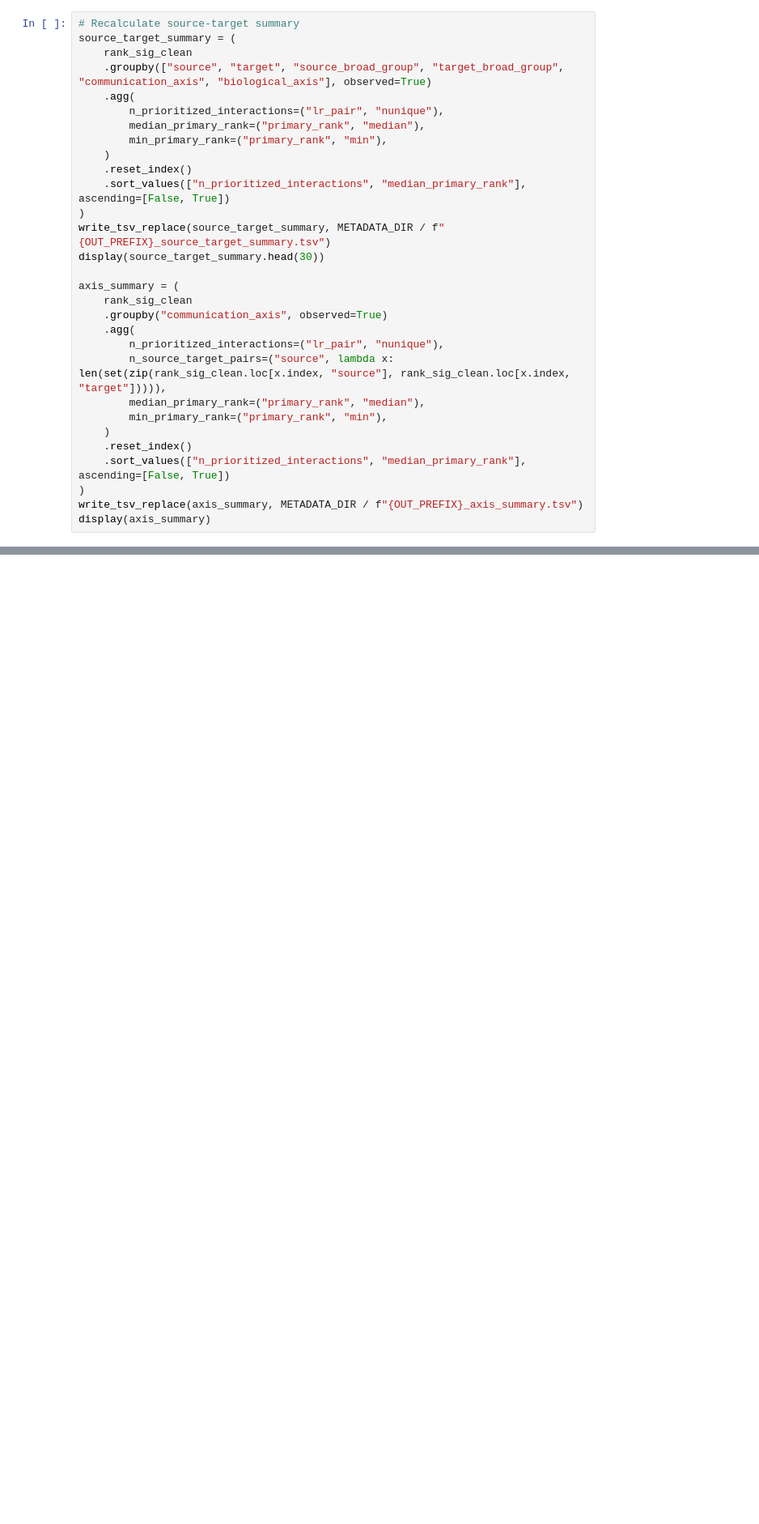
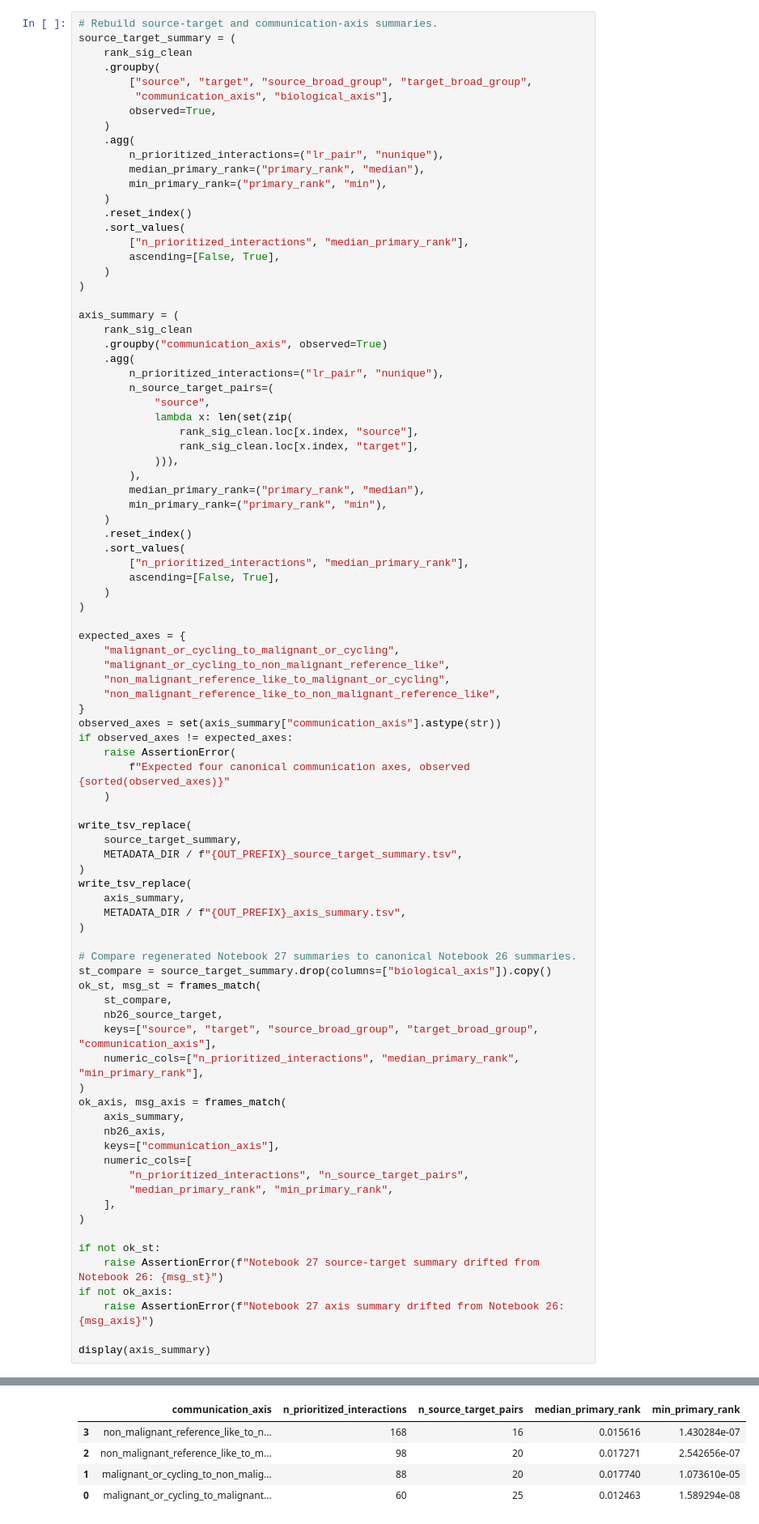
Before and after one commit to CPFeX/glioma-cnv-single-cell-atlas, a Jupyter notebook: code/01_main_analysis/27_clean_liana_global_labels.ipynb, the cells around one changed output, grey strips where cells are left out. Shown at 81% size. Saved outputs shown, nothing was run; the diff lists cells and outputs as text; blank space fills up the shorter version.

```diff
--- a/code/01_main_analysis/27_clean_liana_global_labels.ipynb
+++ b/code/01_main_analysis/27_clean_liana_global_labels.ipynb
@@ -219,30 +449,89 @@ if COUNTS_PATH.exists():
 # %%
-# Recalculate source-target summary
+# Rebuild source-target and communication-axis summaries.
 source_target_summary = (
     rank_sig_clean
-    .groupby(["source", "target", "source_broad_group", "target_broad_group", "communication_axis", "biological_axis"], observed=True)
+    .groupby(
+        ["source", "target", "source_broad_group", "target_broad_group",
+         "communication_axis", "biological_axis"],
+        observed=True,
+    )
     .agg(
         n_prioritized_interactions=("lr_pair", "nunique"),
         median_primary_rank=("primary_rank", "median"),
         min_primary_rank=("primary_rank", "min"),
     )
     .reset_index()
-    .sort_values(["n_prioritized_interactions", "median_primary_rank"], ascending=[False, True])
+    .sort_values(
+        ["n_prioritized_interactions", "median_primary_rank"],
+        ascending=[False, True],
+    )
 )
-write_tsv_replace(source_target_summary, METADATA_DIR / f"{OUT_PREFIX}_source_target_summary.tsv")
-display(source_target_summary.head(30))
 
 axis_summary = (
     rank_sig_clean
     .groupby("communication_axis", observed=True)
     .agg(
         n_prioritized_interactions=("lr_pair", "nunique"),
-        n_source_target_pairs=("source", lambda x: len(set(zip(rank_sig_clean.loc[x.index, "source"], rank_sig_clean.loc[x.index, "target"])))),
+        n_source_target_pairs=(
+            "source",
+            lambda x: len(set(zip(
+                rank_sig_clean.loc[x.index, "source"],
+                rank_sig_clean.loc[x.index, "target"],
+            ))),
+        ),
         median_primary_rank=("primary_rank", "median"),
         min_primary_rank=("primary_rank", "min"),
     )
     .reset_index()
-    .sort_values(["n_prioritized_interactions", "median_primary_rank"], ascending=[False, True])
+    .sort_values(
+        ["n_prioritized_interactions", "median_primary_rank"],
+        ascending=[False, True],
+    )
 )
-write_tsv_replace(axis_summary, METADATA_DIR / f"{OUT_PREFIX}_axis_summary.tsv")
+
+expected_axes = {
+    "malignant_or_cycling_to_malignant_or_cycling",
+    "malignant_or_cycling_to_non_malignant_reference_like",
+    "non_malignant_reference_like_to_malignant_or_cycling",
+    "non_malignant_reference_like_to_non_malignant_reference_like",
+}
+observed_axes = set(axis_summary["communication_axis"].astype(str))
+if observed_axes != expected_axes:
+    raise AssertionError(
+        f"Expected four canonical communication axes, observed {sorted(observed_axes)}"
+    )
+
+write_tsv_replace(
+    source_target_summary,
+    METADATA_DIR / f"{OUT_PREFIX}_source_target_summary.tsv",
+)
+write_tsv_replace(
+    axis_summary,
+    METADATA_DIR / f"{OUT_PREFIX}_axis_summary.tsv",
+)
+
+# Compare regenerated Notebook 27 summaries to canonical Notebook 26 summaries.
+st_compare = source_target_summary.drop(columns=["biological_axis"]).copy()
+ok_st, msg_st = frames_match(
+    st_compare,
+    nb26_source_target,
+    keys=["source", "target", "source_broad_group", "target_broad_group", "communication_axis"],
+    numeric_cols=["n_prioritized_interactions", "median_primary_rank", "min_primary_rank"],
+)
+ok_axis, msg_axis = frames_match(
+    axis_summary,
+    nb26_axis,
+    keys=["communication_axis"],
+    numeric_cols=[
+        "n_prioritized_interactions", "n_source_target_pairs",
+        "median_primary_rank", "min_primary_rank",
+    ],
+)
+
+if not ok_st:
+    raise AssertionError(f"Notebook 27 source-target summary drifted from Notebook 26: {msg_st}")
+if not ok_axis:
+    raise AssertionError(f"Notebook 27 axis summary drifted from Notebook 26: {msg_axis}")
+
 display(axis_summary)
+# %% [output]
@@ -249 +540,6 @@ display(axis_summary)
+|  | communication_axis | n_prioritized_interactions | n_source_target_pairs | median_primary_rank | min_primary_rank |
+| 3 | non_malignant_reference_like_to_n... | 168 | 16 | 0.015616 | 1.430284e-07 |
+| 2 | non_malignant_reference_like_to_m... | 98 | 20 | 0.017271 | 2.542656e-07 |
+| 1 | malignant_or_cycling_to_non_malig... | 88 | 20 | 0.017740 | 1.073610e-05 |
+| 0 | malignant_or_cycling_to_malignant... | 60 | 25 | 0.012463 | 1.589294e-08 |
 # %%
```
Also changed, not shown: parts of 19 cells of this notebook, 19 other files.
